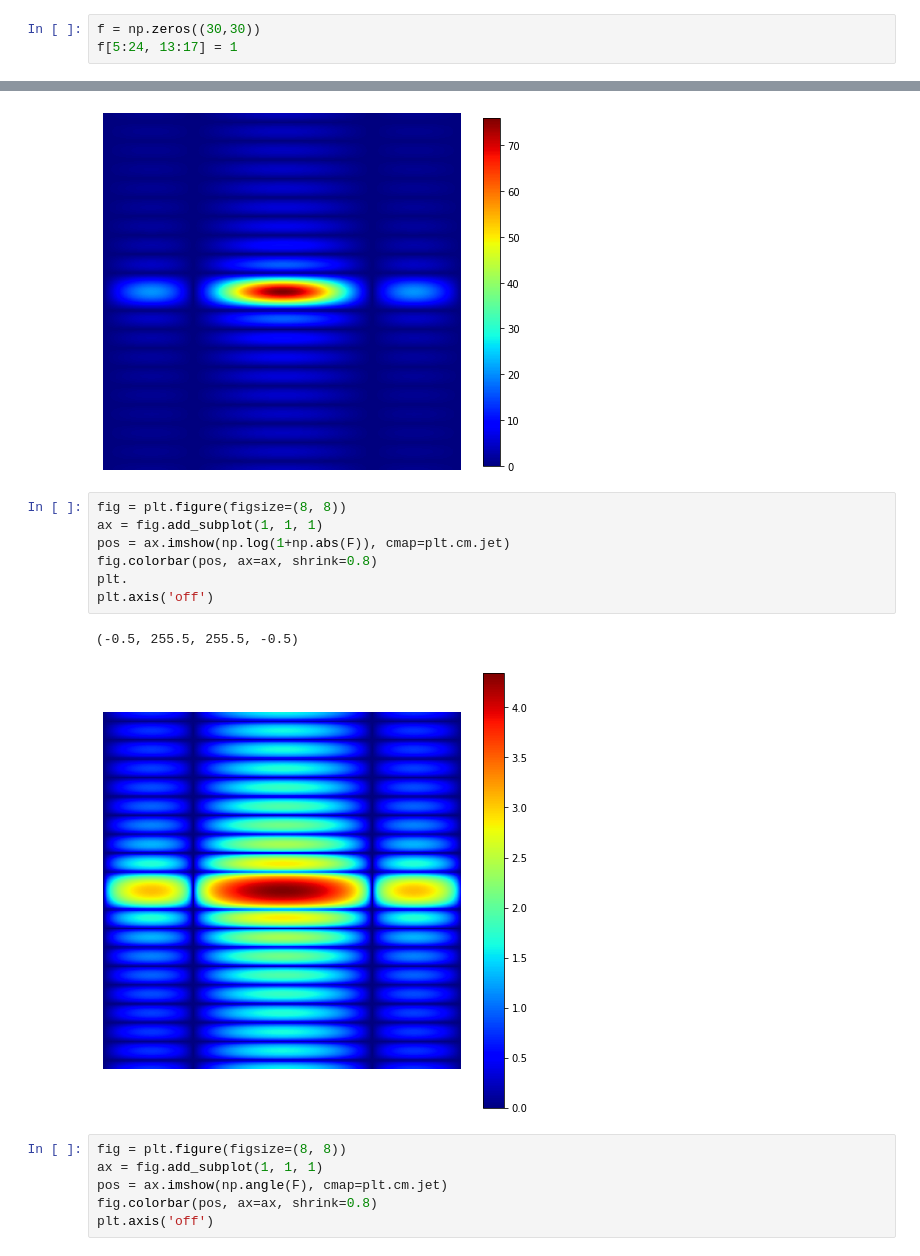
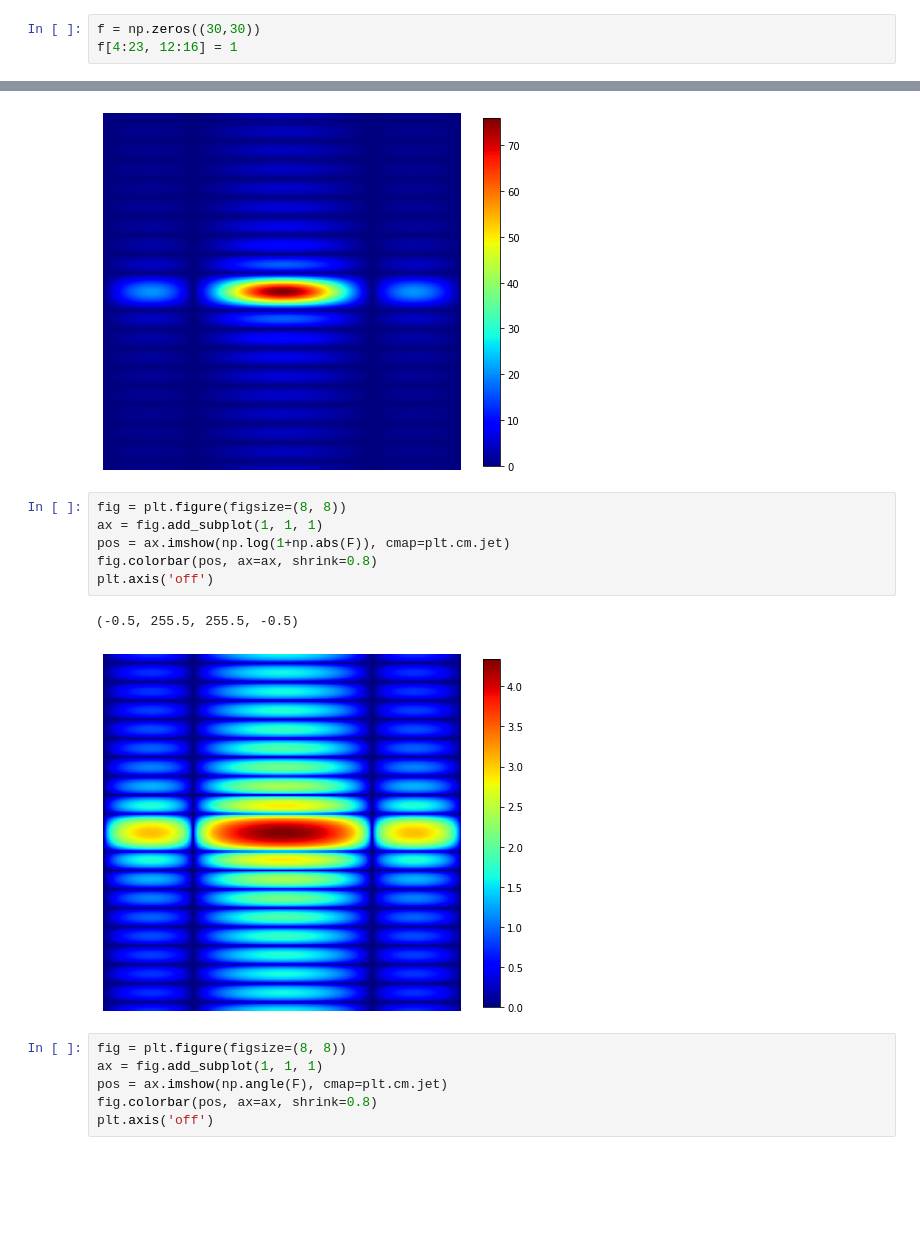
Before and after one commit to asp-image-dsp/image-processing-tp02, a Jupyter notebook: notebooks/ex2_c.ipynb, the cells around one changed output, grey strips where cells are left out. Cells and saved outputs as stored; diff of their text form; blank space fills up the shorter version.

```diff
--- a/notebooks/ex2_c.ipynb
+++ b/notebooks/ex2_c.ipynb
@@ -8,5 +8,5 @@ import matplotlib.pyplot as plt
 import numpy as np
 # %%
 f = np.zeros((30,30))
-f[5:24, 13:17] = 1
+f[4:23, 12:16] = 1
 # %%
@@ -34,13 +34,12 @@ plt.axis('off')
 # %%
 fig = plt.figure(figsize=(8, 8))
 ax = fig.add_subplot(1, 1, 1)
 pos = ax.imshow(np.log(1+np.abs(F)), cmap=plt.cm.jet)
 fig.colorbar(pos, ax=ax, shrink=0.8)
-plt.
 plt.axis('off')
 # %% [output]
 (-0.5, 255.5, 255.5, -0.5)
-[figure, old version]
+[figure, new version]
 # %%
 fig = plt.figure(figsize=(8, 8))
 ax = fig.add_subplot(1, 1, 1)
```
Also changed, not shown: parts of 2 cells of this notebook, 1 other file.
